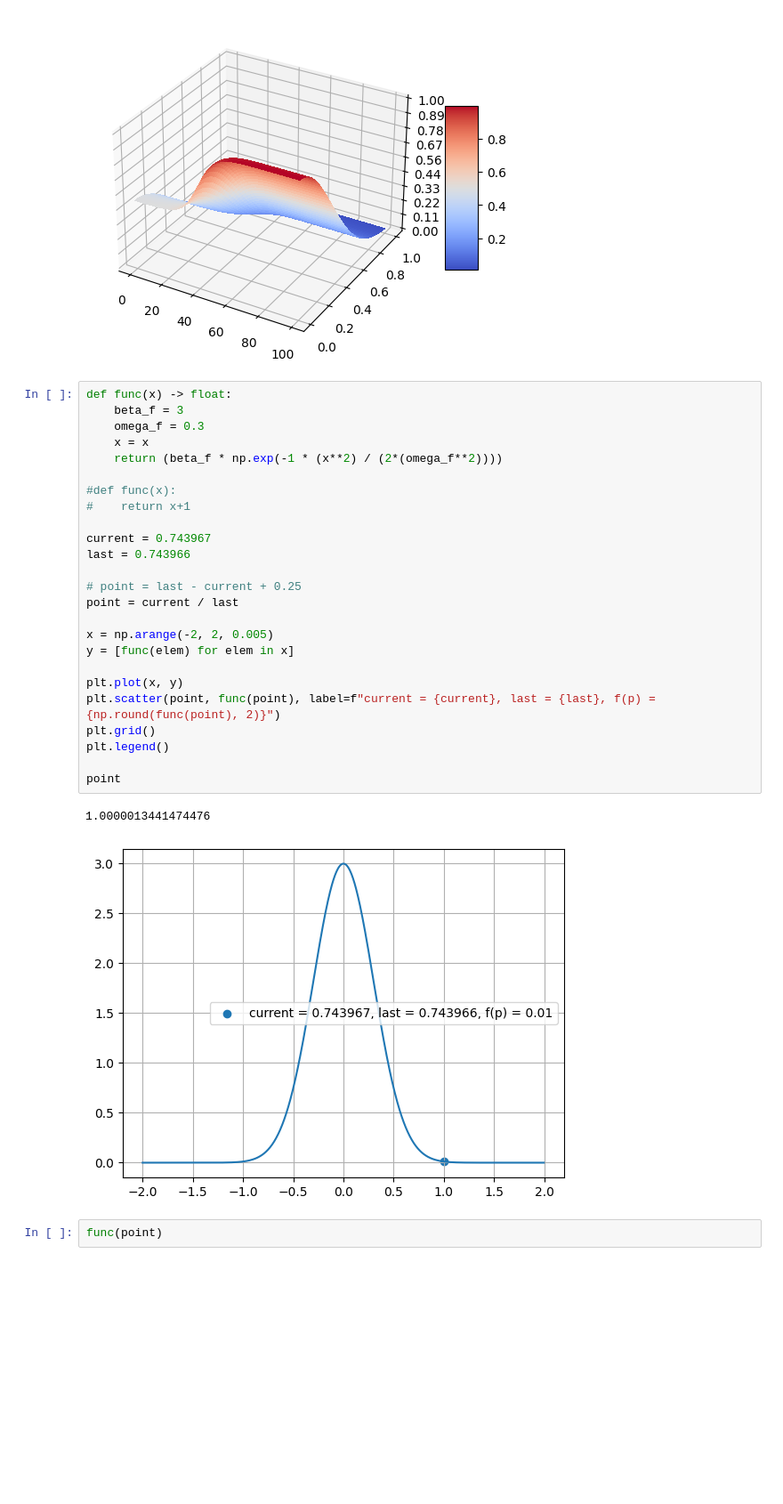
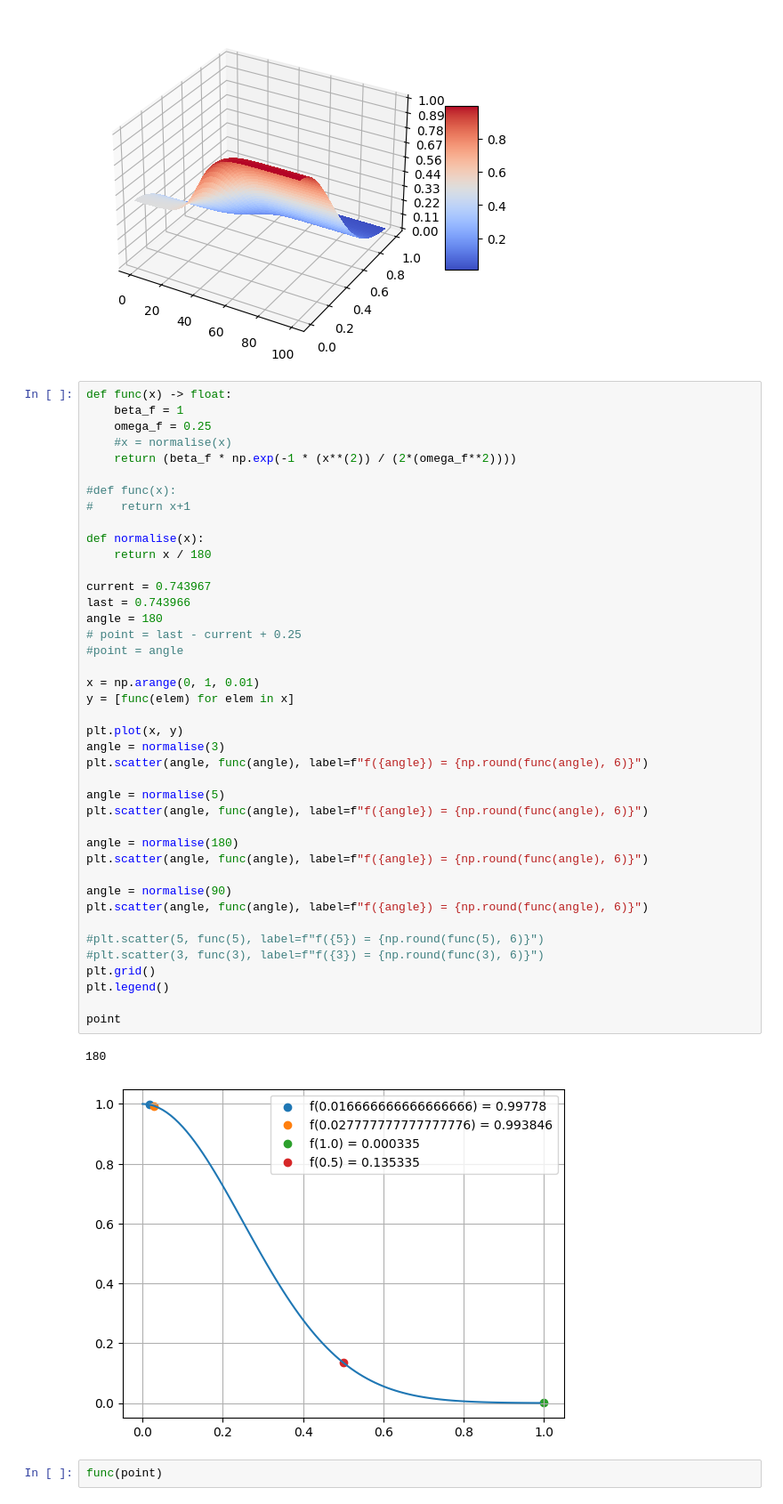
Before and after one commit to muehlefeldt/unity-machine-learning, a Jupyter notebook: notebooks/reward.ipynb, the cells around one changed output. Shown at 89% size. Drawn from its saved outputs; the diff is of its cells as text; blank space fills up the shorter version.

Commit message:
More reward function plots and tests.

```diff
--- a/notebooks/reward.ipynb
+++ b/notebooks/reward.ipynb
@@ -77,32 +77,48 @@ fig.colorbar(surf, shrink=0.5, aspect=5)
 [figure]
 # %%
 def func(x) -> float:
-    beta_f = 3
-    omega_f = 0.3
-    x = x
-    return (beta_f * np.exp(-1 * (x**2) / (2*(omega_f**2))))
+    beta_f = 1
+    omega_f = 0.25
+    #x = normalise(x)
+    return (beta_f * np.exp(-1 * (x**(2)) / (2*(omega_f**2))))
 
 #def func(x):
 #    return x+1
 
+def normalise(x):
+    return x / 180
+
 current = 0.743967
 last = 0.743966
+angle = 180
+# point = last - current + 0.25
+#point = angle
 
-# point = last - current + 0.25
-point = current / last
-
-x = np.arange(-2, 2, 0.005)
+x = np.arange(0, 1, 0.01)
 y = [func(elem) for elem in x]
 
 plt.plot(x, y)
-plt.scatter(point, func(point), label=f"current = {current}, last = {last}, f(p) = {np.round(func(point), 2)}")
+angle = normalise(3)
+plt.scatter(angle, func(angle), label=f"f({angle}) = {np.round(func(angle), 6)}")
+
+angle = normalise(5)
+plt.scatter(angle, func(angle), label=f"f({angle}) = {np.round(func(angle), 6)}")
+
+angle = normalise(180)
+plt.scatter(angle, func(angle), label=f"f({angle}) = {np.round(func(angle), 6)}")
+
+angle = normalise(90)
+plt.scatter(angle, func(angle), label=f"f({angle}) = {np.round(func(angle), 6)}")
+
+#plt.scatter(5, func(5), label=f"f({5}) = {np.round(func(5), 6)}")
+#plt.scatter(3, func(3), label=f"f({3}) = {np.round(func(3), 6)}")
 plt.grid()
 plt.legend()
 
 point
 # %% [output]
-1.0000013441474476
+180
-[figure, old version]
+[figure, new version]
 # %%
 func(point)
 # %% [output]
```
Also changed, not shown: parts of 3 cells of this notebook.
